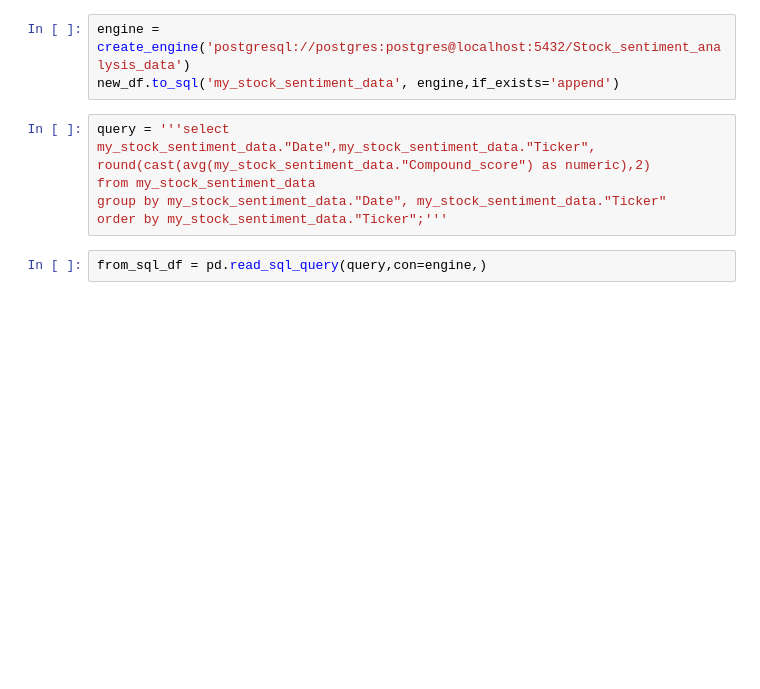
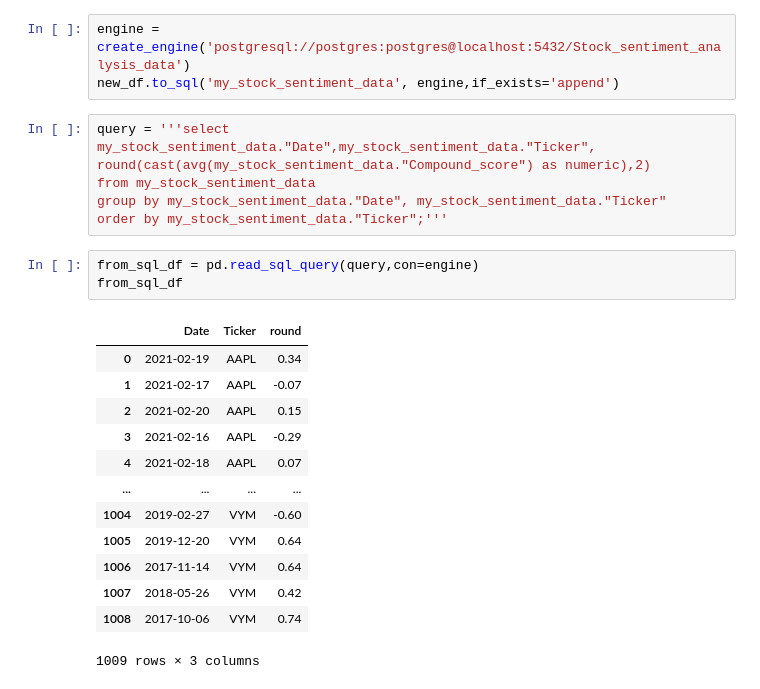
Before and after one commit to Sahand-J/sentiment_analysis_stock_market, a Jupyter notebook: INPROGRESS_sentiment_analysis_clean_up.ipynb, the cells around one changed output. Cells and saved outputs as stored; diff of their text form; blank space fills up the shorter version.

```diff
--- a/INPROGRESS_sentiment_analysis_clean_up.ipynb
+++ b/INPROGRESS_sentiment_analysis_clean_up.ipynb
@@ -104,4 +121,19 @@ from my_stock_sentiment_data
 group by my_stock_sentiment_data."Date", my_stock_sentiment_data."Ticker"
 order by my_stock_sentiment_data."Ticker";'''
 # %%
-from_sql_df = pd.read_sql_query(query,con=engine,)
+from_sql_df = pd.read_sql_query(query,con=engine)
+from_sql_df
+# %% [output]
+|  | Date | Ticker | round |
+| 0 | 2021-02-19 | AAPL | 0.34 |
+| 1 | 2021-02-17 | AAPL | -0.07 |
+| 2 | 2021-02-20 | AAPL | 0.15 |
+| 3 | 2021-02-16 | AAPL | -0.29 |
+| 4 | 2021-02-18 | AAPL | 0.07 |
+| ... | ... | ... | ... |
+| 1004 | 2019-02-27 | VYM | -0.60 |
+| 1005 | 2019-12-20 | VYM | 0.64 |
+| 1006 | 2017-11-14 | VYM | 0.64 |
+| 1007 | 2018-05-26 | VYM | 0.42 |
+| 1008 | 2017-10-06 | VYM | 0.74 |
+1009 rows × 3 columns
```
Also changed, not shown: parts of 9 cells of this notebook.
